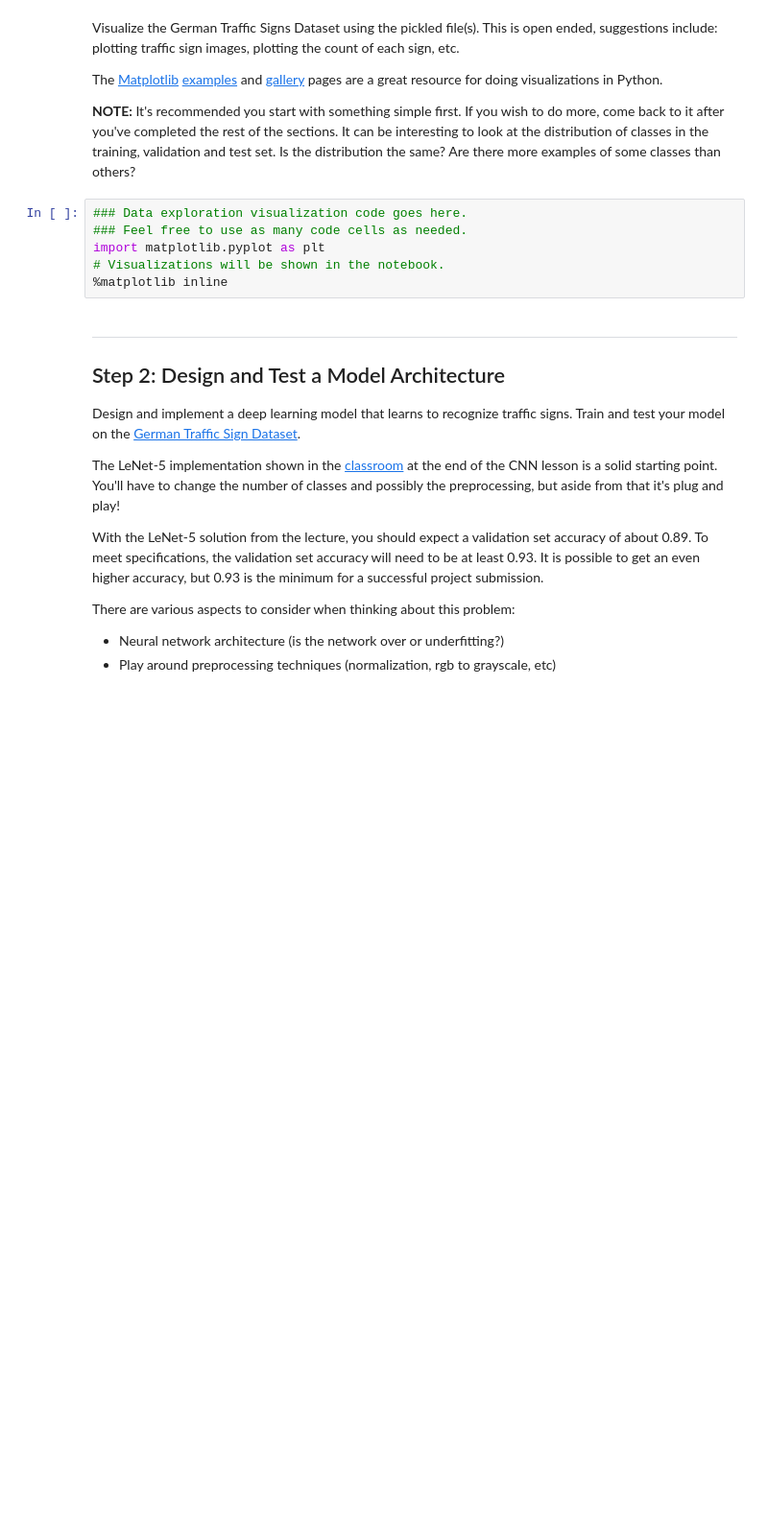
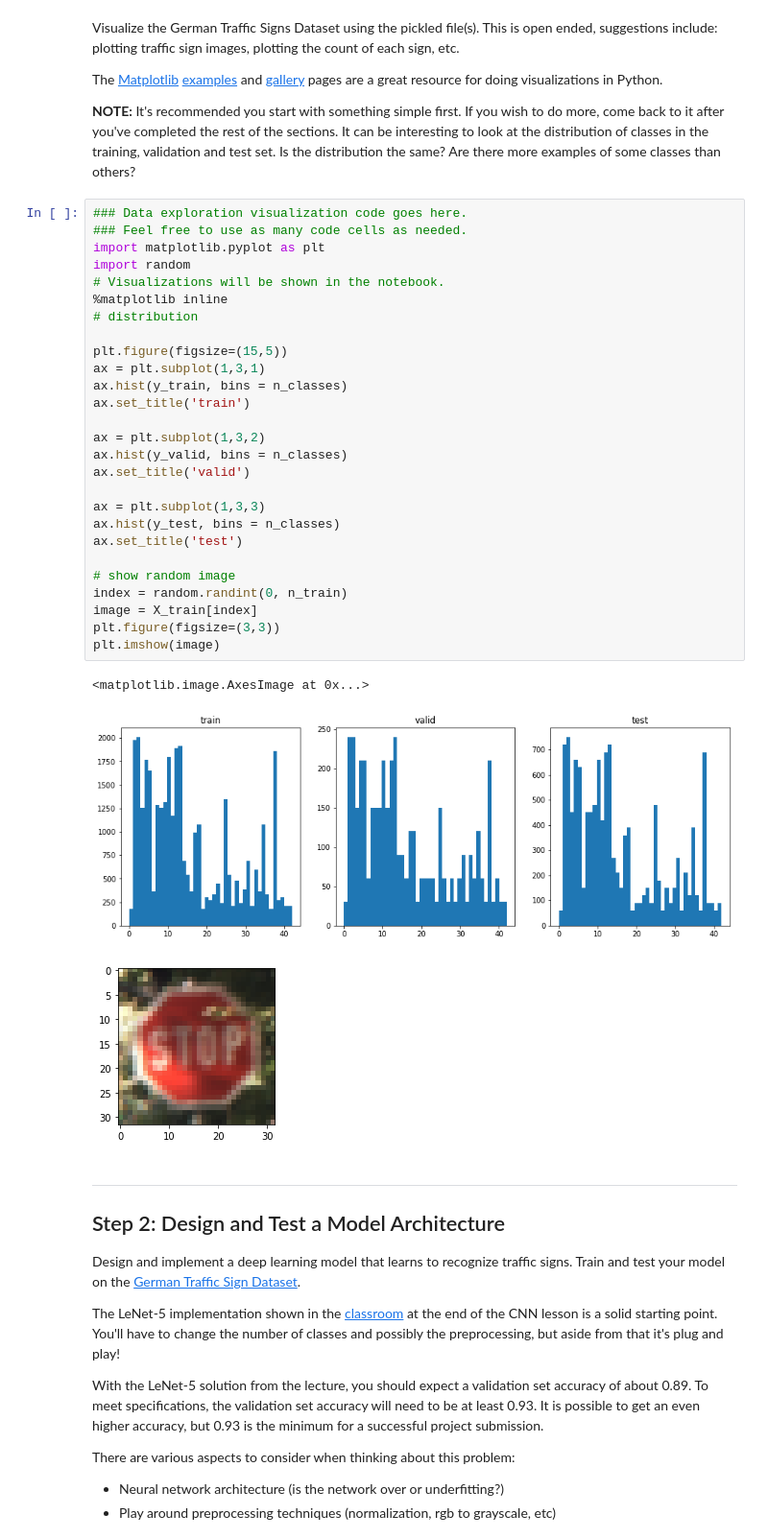
Before and after one commit to Quartzing/CarND-Traffic-Sign-Classifier-Project, a Jupyter notebook: Traffic_Sign_Classifier.ipynb, the cells around one changed output. Shown at 96% size. Cells and saved outputs as stored; diff of their text form; blank space fills up the shorter version.

```diff
--- a/Traffic_Sign_Classifier.ipynb
+++ b/Traffic_Sign_Classifier.ipynb
@@ -99,9 +99,34 @@ The [Matplotlib](http://matplotlib.org/) [examples](http://matplotlib.org/exampl
 # %%
 ### Data exploration visualization code goes here.
 ### Feel free to use as many code cells as needed.
 import matplotlib.pyplot as plt
+import random
 # Visualizations will be shown in the notebook.
 %matplotlib inline
+# distribution
+
+plt.figure(figsize=(15,5))
+ax = plt.subplot(1,3,1)
+ax.hist(y_train, bins = n_classes)
+ax.set_title('train')
+
+ax = plt.subplot(1,3,2)
+ax.hist(y_valid, bins = n_classes)
+ax.set_title('valid')
+
+ax = plt.subplot(1,3,3)
+ax.hist(y_test, bins = n_classes)
+ax.set_title('test')
+
+# show random image
+index = random.randint(0, n_train)
+image = X_train[index]
+plt.figure(figsize=(3,3))
+plt.imshow(image)
+# %% [output]
+<matplotlib.image.AxesImage at 0x...>
+[figure, added]
+[figure, added]
 # %% [markdown]
 ----
 
```
Also changed, not shown: parts of 10 cells of this notebook.
